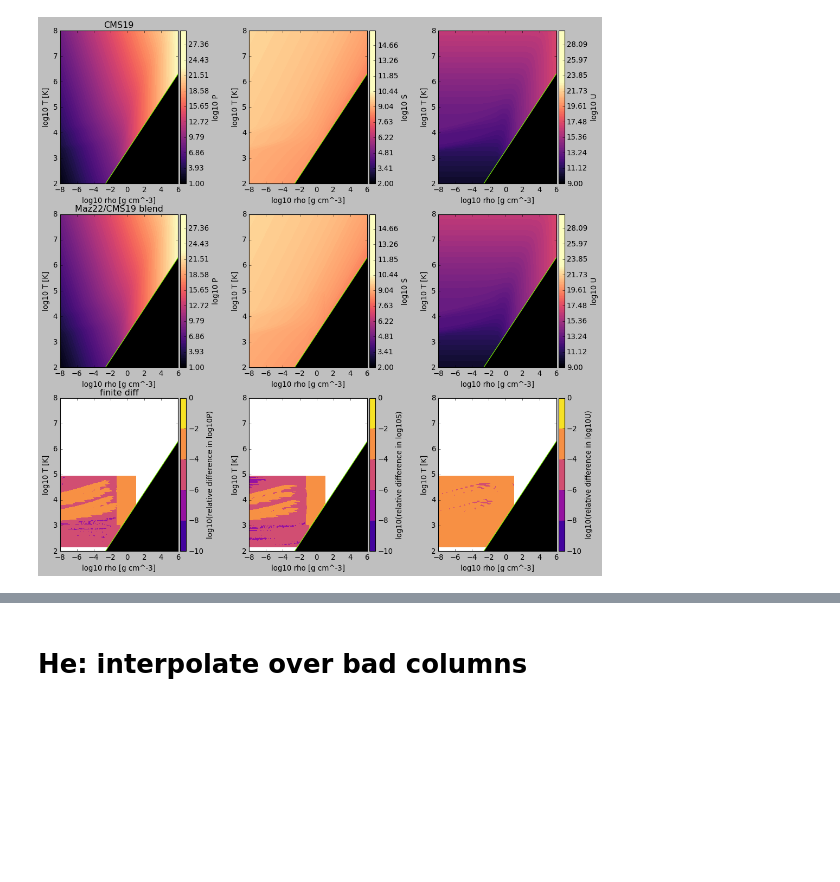
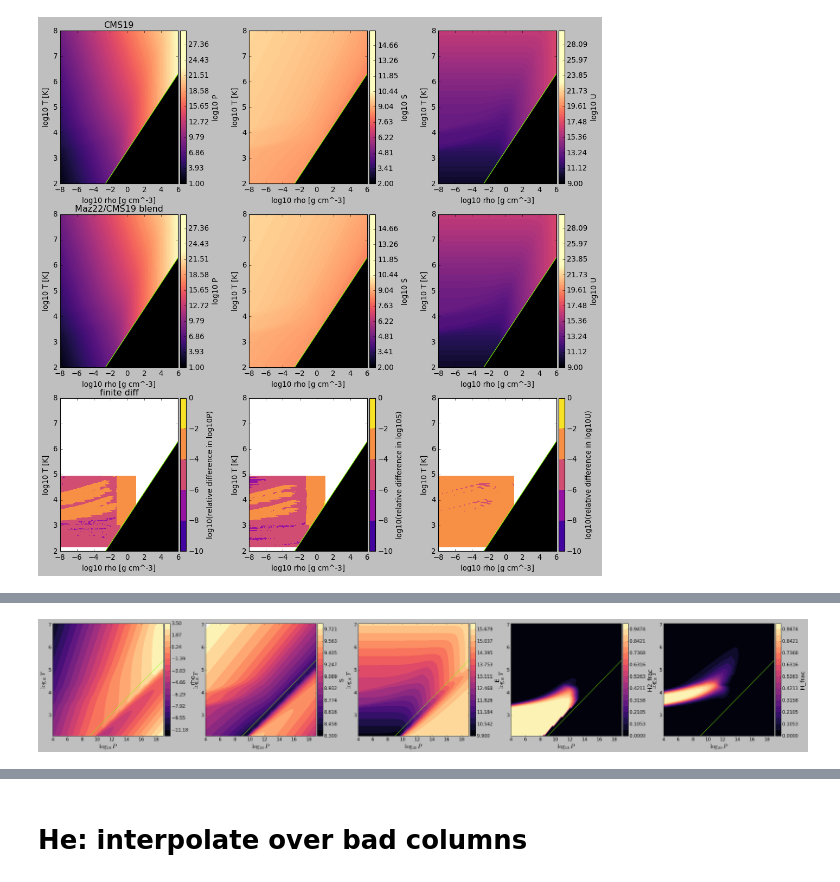
Before and after one commit to esandford/giant_planets, a Jupyter notebook: MESA_EoS/XY_eos_prep.ipynb, the cells around one changed output, grey strips where cells are left out. Cells and saved outputs as stored; diff of their text form; code cells hidden in the pictures; blank space fills up the shorter version.

```diff
--- a/MESA_EoS/XY_eos_prep.ipynb
+++ b/MESA_EoS/XY_eos_prep.ipynb
@@ -362,0 +520,40 @@ outfile.close()
+# %%
+rho_nonans = scvh_fill_in_nans(scvh_h.log10rhogrid, scvh_h)
+S_nonans = scvh_fill_in_nans(scvh_h.log10Sgrid, scvh_h)
+E_nonans = scvh_fill_in_nans(scvh_h.log10Egrid, scvh_h)
+nm_nonans = scvh_fill_in_nans(scvh_h.nm_grid, scvh_h)
+na_nonans = scvh_fill_in_nans(scvh_h.na_grid, scvh_h)
+
+nm_nonans[nm_nonans < 0.] = 0.
+na_nonans[na_nonans < 0.] = 0.
+# %%
+P_arr = np.linspace(4.,19.,100)
+P_boundary = (1./3.)*P_arr - 0.9
+
+P_boundary_grid = (1./3.)*scvh_h.log10Pgrid - 0.7
+boundary_mask = (scvh_h.log10Tgrid < P_boundary_grid)
+
+nm_nonans[boundary_mask] = 0.
+na_nonans[boundary_mask] = 0.
+# %%
+scvh_h.log10rhogrid = rho_nonans
+scvh_h.log10Sgrid = S_nonans
+scvh_h.log10Egrid = E_nonans
+scvh_h.nm_grid = nm_nonans
+scvh_h.na_grid = na_nonans
+# %%
+meos.contourf_subplots_with_colorbars(nRow=1, nCol=5,
+                                        xs=scvh_h.log10Pgrid,
+                                        ys=scvh_h.log10Tgrid,
+                                        zs=[rho_nonans,S_nonans,E_nonans,nm_nonans,na_nonans],
+                                        xlims=(4,19),
+                                        ylims=(2.1,7.06),
+                                        zlims=[(-12,3.5),(8.3,9.8),(9.9,16.),(0,1),(0,1)],
+                                        levels=20,
+                                        xlabels=r'$\log_{10}P$',
+                                        ylabels=r'$\log_{10}T$',
+                                        zlabels=['rho','S','E','H2_frac','H_frac'],
+                                        cmap='magma', vlines=None, hlines=None, otherlines_x=[P_arr], otherlines_y=[P_boundary],
+                                        species='H', plot_interpolation_lines=False, savename=None)
+# %% [output]
+[figure, added]
```
Also changed, not shown: parts of 47 cells of this notebook, 8 other files.
